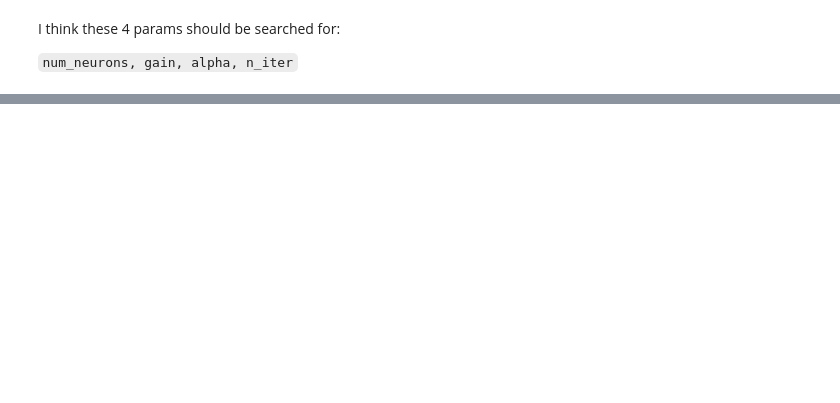
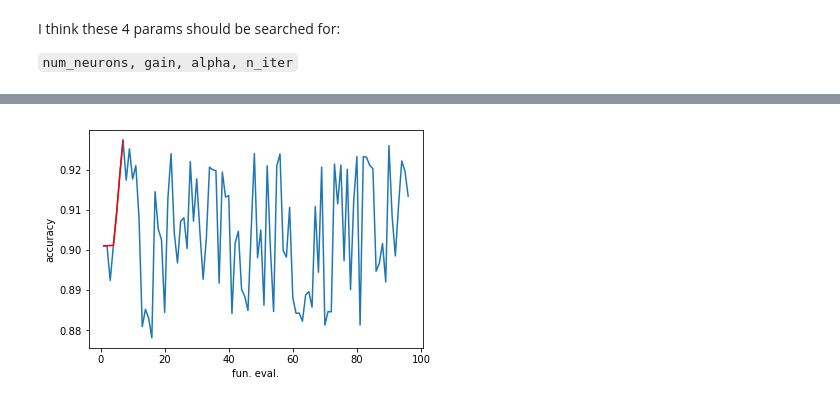
Before and after one commit to salimoha/mnist-mlp, a Jupyter notebook: demo.ipynb, the cells around one changed output, grey strips where cells are left out. Drawn from its saved outputs; the diff is of its cells as text; code cells hidden in the pictures; blank space fills up the shorter version.

```diff
--- a/demo.ipynb
+++ b/demo.ipynb
@@ -47,0 +449,28 @@ I think these 4 params should be  searched for:
+# %%
+def pareto_frontier(Xs, Ys, maxX = True, maxY = True):
+# Sort the list in either ascending or descending order of X
+    myList = sorted([[Xs[i], Ys[i]] for i in range(len(Xs))], reverse=maxX)
+# Start the Pareto frontier with the first value in the sorted list
+    p_front = [myList[0]]
+# Loop through the sorted list
+    for pair in myList[1:]:
+        if maxY:
+            if pair[1] >= p_front[-1][1]: # Look for higher values of Y…
+                p_front.append(pair) # … and add them to the Pareto frontier
+        else:
+            if pair[1] <= p_front[-1][1]: # Look for lower values of Y…
+                p_front.append(pair) # … and add them to the Pareto frontier
+# Turn resulting pairs back into a list of Xs and Ys
+    p_frontX = [pair[0] for pair in p_front]
+    p_frontY = [pair[1] for pair in p_front]
+    return p_frontX, p_frontY
+# %%
+p_front = pareto_frontier(tt, 1-yE, maxX = False, maxY = True)
+plt.plot(tt, 1-yE)
+# Then plot the Pareto frontier on top
+plt.plot(p_front[0], p_front[1],'r')
+plt.xlabel('fun. eval.')
+plt.ylabel('accuracy')
+plt.show()
+# %% [output]
+[figure, added]
```
Also changed, not shown: parts of 21 cells of this notebook.
